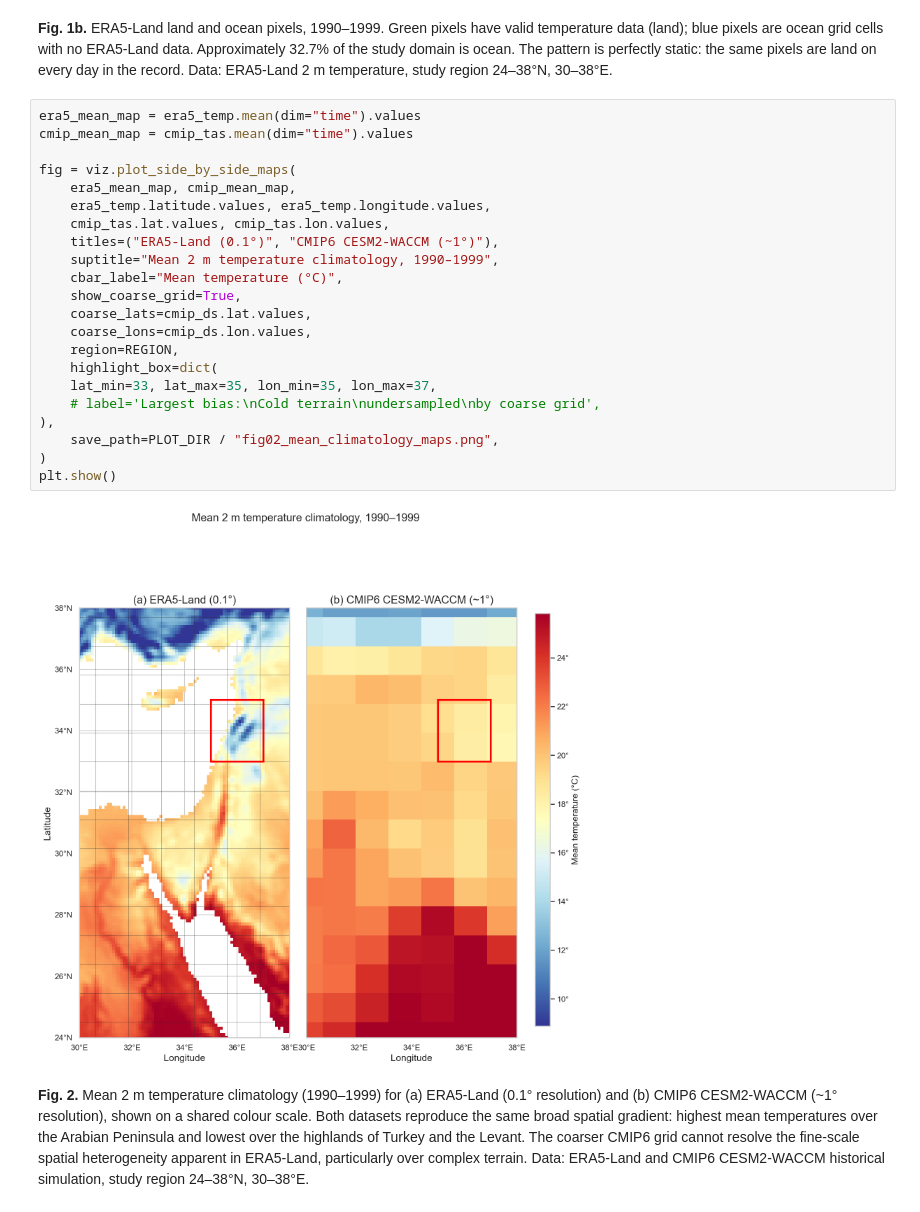
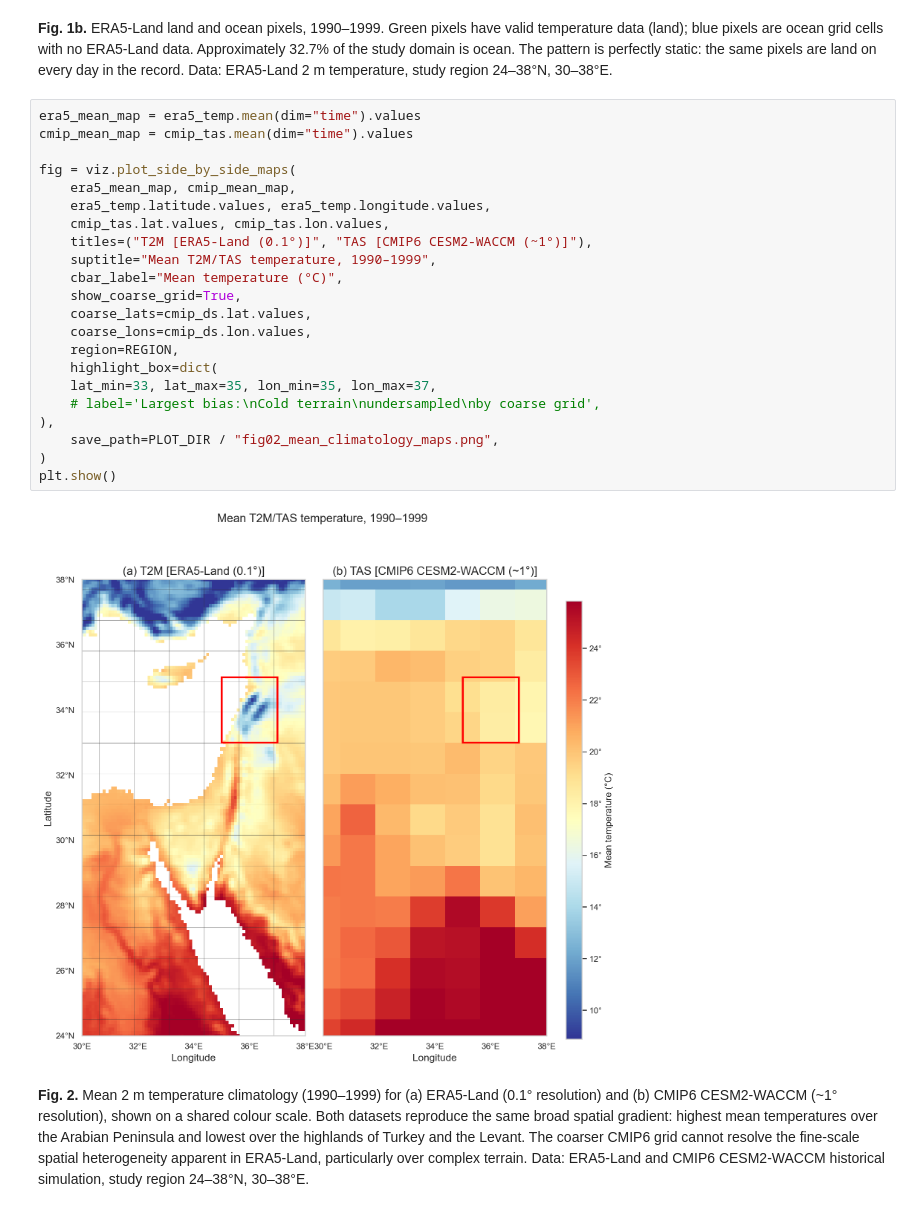
Before and after one commit to Shirlevran9/downscaling-thesis, a Jupyter notebook: notebooks/01_initial_data_exploration.ipynb, the cells around one changed output. Saved outputs shown, nothing was run; the diff lists cells and outputs as text.

```diff
--- a/notebooks/01_initial_data_exploration.ipynb
+++ b/notebooks/01_initial_data_exploration.ipynb
@@ -382,27 +373,27 @@ plt.show()
 # %%
 era5_mean_map = era5_temp.mean(dim="time").values
 cmip_mean_map = cmip_tas.mean(dim="time").values
 
 fig = viz.plot_side_by_side_maps(
     era5_mean_map, cmip_mean_map,
     era5_temp.latitude.values, era5_temp.longitude.values,
     cmip_tas.lat.values, cmip_tas.lon.values,
-    titles=("ERA5-Land (0.1°)", "CMIP6 CESM2-WACCM (~1°)"),
-    suptitle="Mean 2 m temperature climatology, 1990–1999",
+    titles=("T2M [ERA5-Land (0.1°)]", "TAS [CMIP6 CESM2-WACCM (~1°)]"),
+    suptitle="Mean T2M/TAS temperature, 1990–1999",
     cbar_label="Mean temperature (°C)",
     show_coarse_grid=True,
     coarse_lats=cmip_ds.lat.values,
     coarse_lons=cmip_ds.lon.values,
     region=REGION,
     highlight_box=dict(
     lat_min=33, lat_max=35, lon_min=35, lon_max=37,
     # label='Largest bias:\nCold terrain\nundersampled\nby coarse grid',
 ),
     save_path=PLOT_DIR / "fig02_mean_climatology_maps.png",
 )
 plt.show()
 # %% [output]
-[figure, old version]
+[figure, new version]
 # %% [markdown]
 **Fig. 2.** Mean 2 m temperature climatology (1990–1999) for (a) ERA5-Land (0.1° resolution) and (b) CMIP6 CESM2-WACCM (~1° resolution), shown on a shared colour scale. Both datasets reproduce the same broad spatial gradient: highest mean temperatures over the Arabian Peninsula and lowest over the highlands of Turkey and the Levant. The coarser CMIP6 grid cannot resolve the fine-scale spatial heterogeneity apparent in ERA5-Land, particularly over complex terrain. Data: ERA5-Land and CMIP6 CESM2-WACCM historical simulation, study region 24–38°N, 30–38°E.
 # %% [markdown]
```
Also changed, not shown: parts of 15 cells of this notebook, 1 other file.
